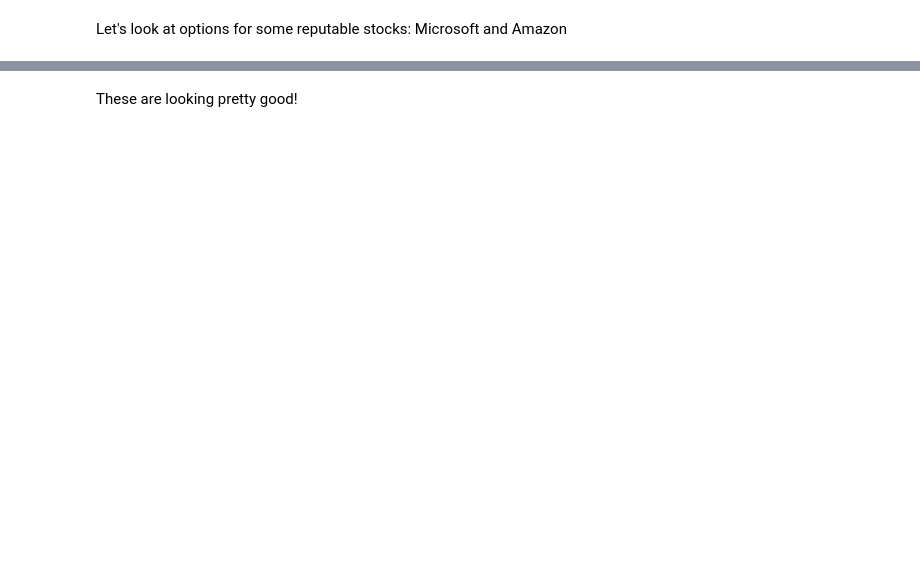
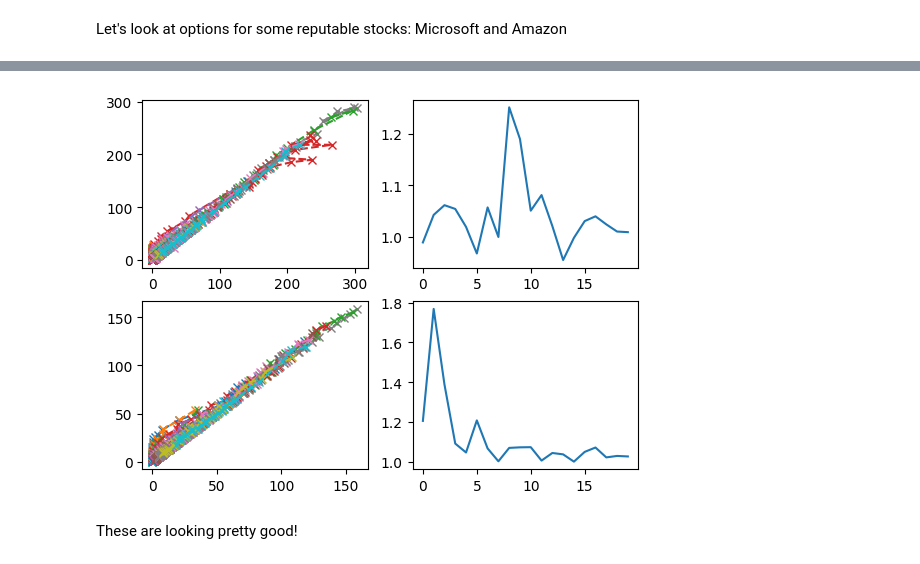
Before and after one commit to victorventuri/misc_quant, a Jupyter notebook: notebooks/options/test_black_scholes.ipynb, the cells around one changed output, grey strips where cells are left out. Drawn from its saved outputs; the diff is of its cells as text; code cells hidden in the pictures; blank space fills up the shorter version.

```diff
--- a/notebooks/options/test_black_scholes.ipynb
+++ b/notebooks/options/test_black_scholes.ipynb
@@ -157,2 +160,31 @@ for i, symbol in enumerate(tickers):
+# %%
+import warnings
+# Ignore pandas warning us there is no timezone represenation for numpy datetime64
+warnings.filterwarnings('ignore', category=UserWarning, module='pandas')
+
+tickers = ["MSFT", "AMZN"]  # , 'FB']  #
+
+# Generate figure
+fig, axes = plt.subplots(len(tickers), 2)
+
+for i, symbol in enumerate(tickers):
+
+    # Get prices and fits
+    prices, fits = get_call_real_and_expected_prices(ticker=symbol)
+
+    # Plot fits, which should be easier
+    # Collect slopes
+    slopes = np.array([result.slope for result in fits])
+    # A few are NaN due to the y-values being all the same
+    slopes = (slopes[~np.isnan(slopes)]).flatten()
+    # Plot
+    axes[i, 1].plot(slopes)
+
+    # Plot prices
+    for (value, expected_value) in prices:
+            # plot main prices
+            axes[i, 0].plot(expected_value, value, '--', marker='x')
+# %% [output]
+[figure, added]
 # %% [markdown]
 These are looking pretty good!
```
Also changed, not shown: parts of 4 cells of this notebook.
